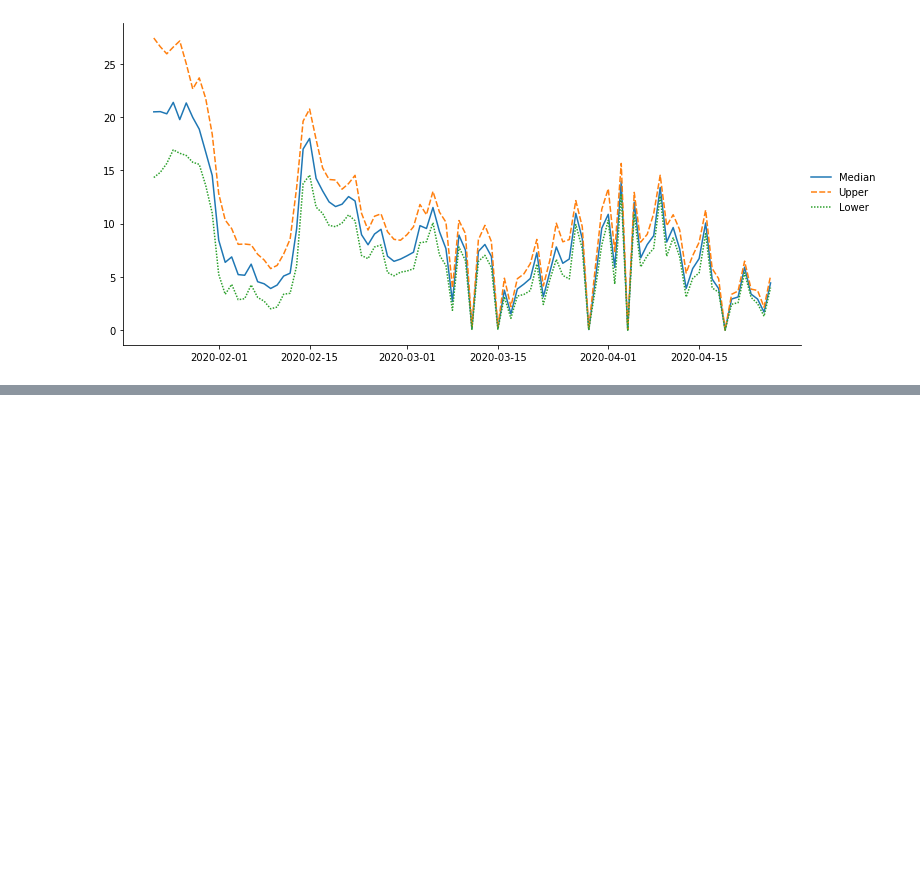
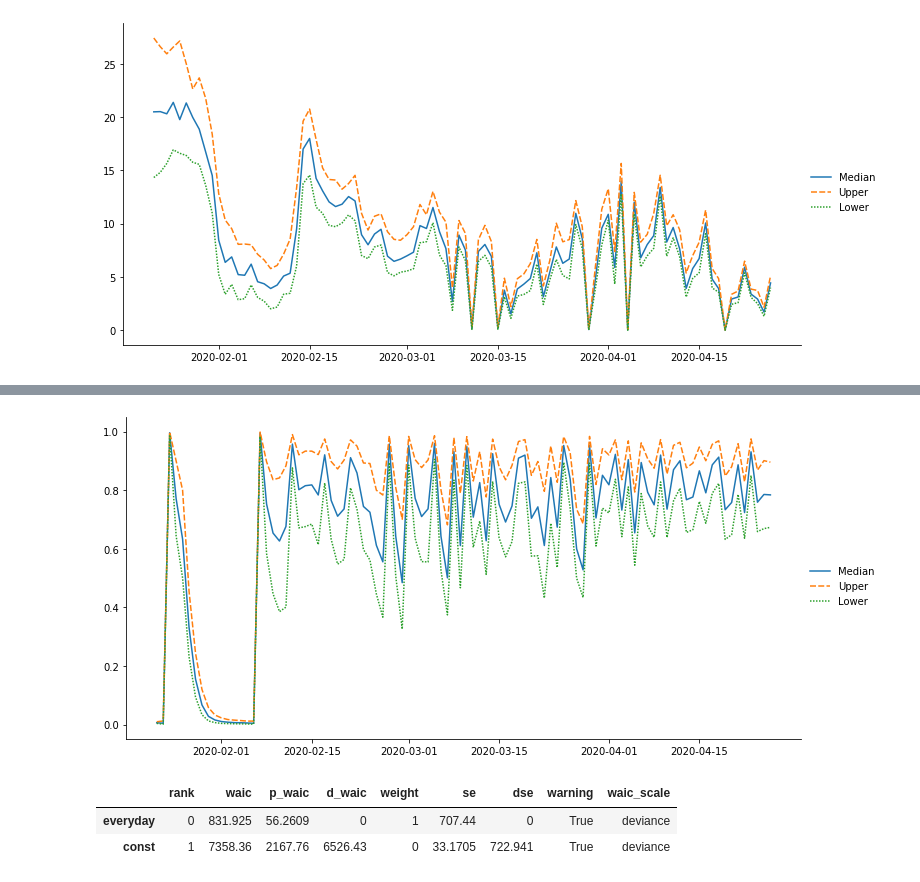
Before and after one commit to yoriyuki/BayesianCOVID19, a Jupyter notebook: notebook/BayesianCOVID19.ipynb, the cells around one changed output, grey strips where cells are left out. Drawn from its saved outputs; the diff is of its cells as text; code cells hidden in the pictures; blank space fills up the shorter version.

```diff
--- a/notebook/BayesianCOVID19.ipynb
+++ b/notebook/BayesianCOVID19.ipynb
@@ -440,0 +524,10 @@ draw(R)
+# %%
+draw(q_sim)
+# %% [output]
+[figure, added]
+# %%
+az.compare({'const':inf_sim_const, 'everyday':inf_sim})
+# %% [output]
+|  | rank | waic | p_waic | d_waic | weight | se | dse | warning | waic_scale |
+| everyday | 0 | 831.925 | 56.2609 | 0 | 1 | 707.44 | 0 | True | deviance |
+| const | 1 | 7358.36 | 2167.76 | 6526.43 | 0 | 33.1705 | 722.941 | True | deviance |
```
Also changed, not shown: parts of 17 cells of this notebook.
